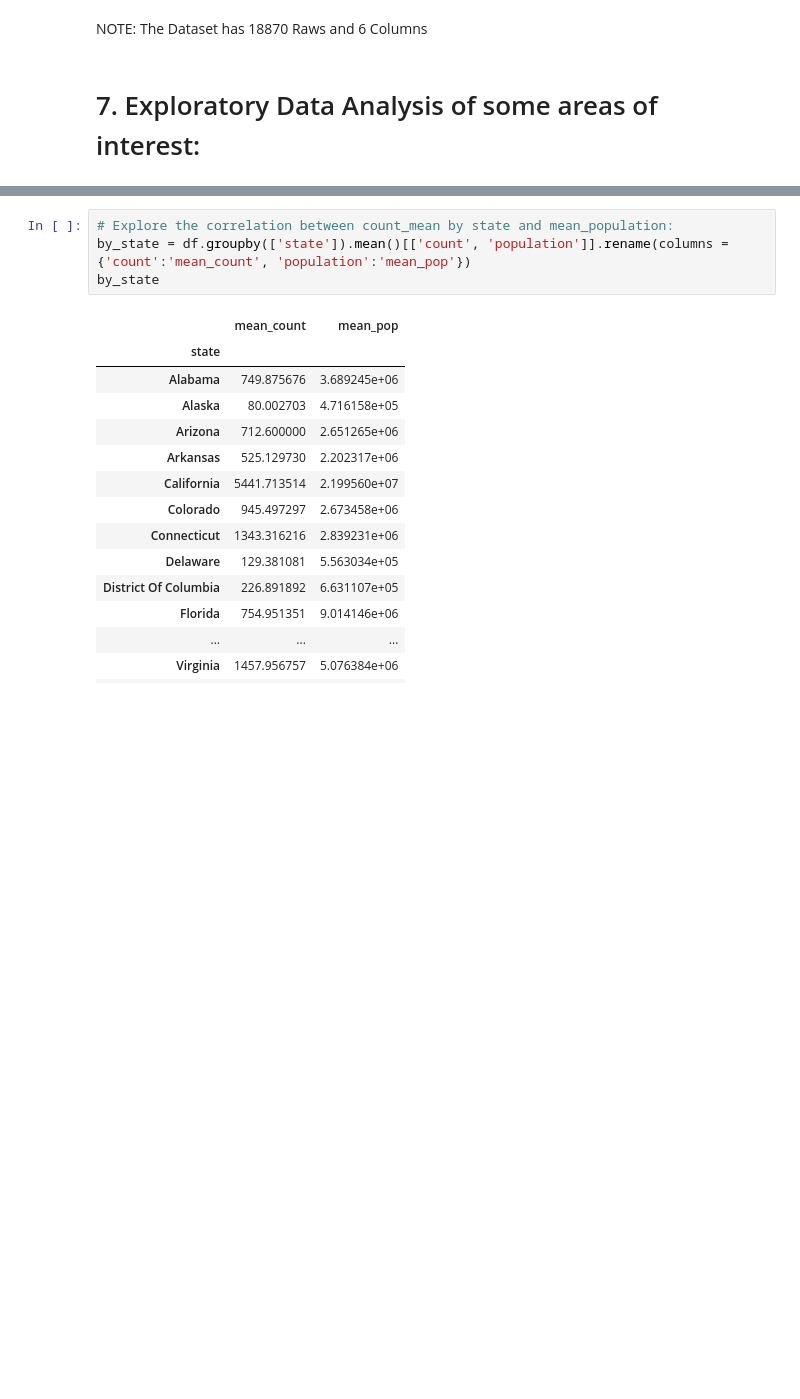
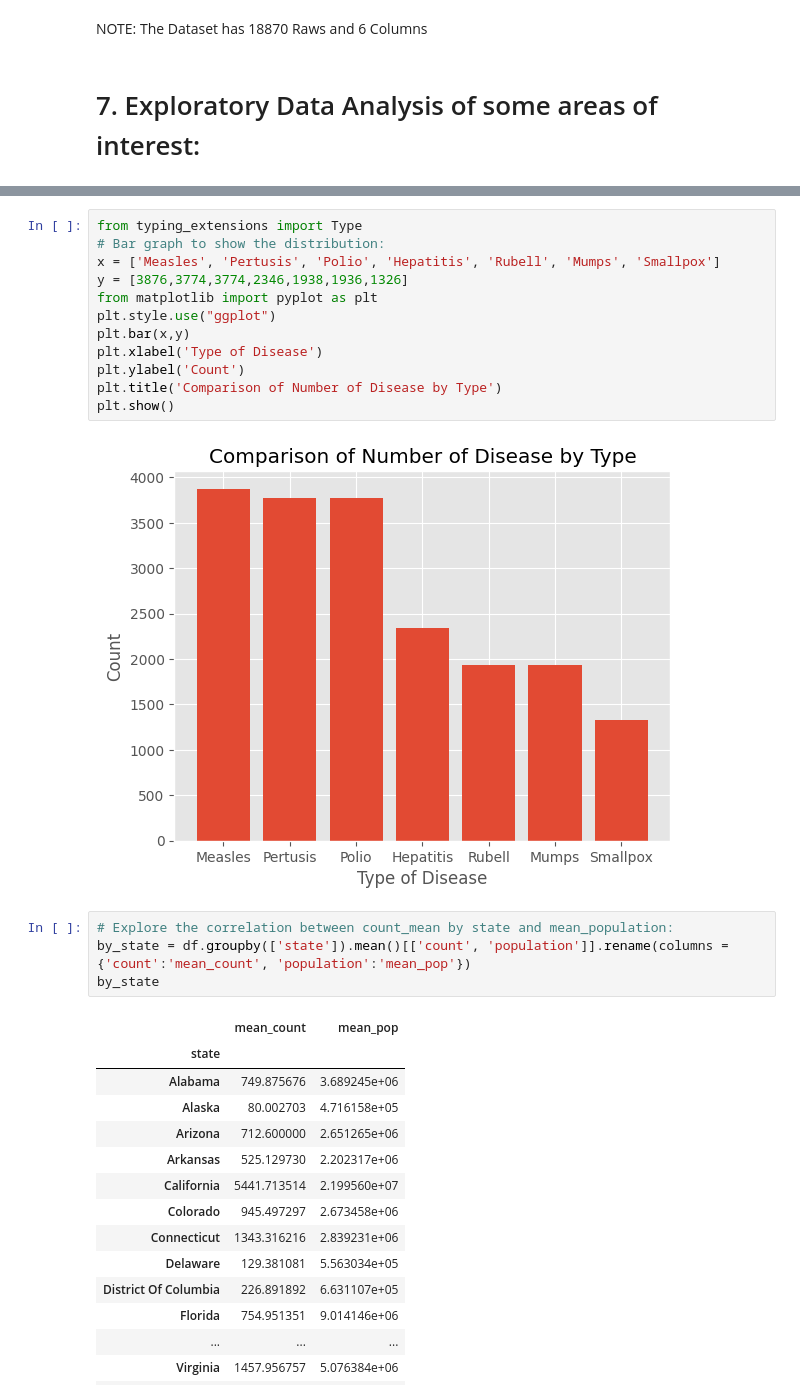
Before and after one commit to adinsa1/Data110, a Jupyter notebook: Assefa2Data201Project1.ipynb, the cells around one changed output, grey strips where cells are left out. Cells and saved outputs as stored; diff of their text form; blank space fills up the shorter version.

```diff
--- a/Assefa2Data201Project1.ipynb
+++ b/Assefa2Data201Project1.ipynb
@@ -97,3 +109,17 @@ NOTE: The Dataset has 18870 Raws and 6 Columns
+# %%
+from typing_extensions import Type
+# Bar graph to show the distribution:
+x = ['Measles', 'Pertusis', 'Polio', 'Hepatitis', 'Rubell', 'Mumps', 'Smallpox']
+y = [3876,3774,3774,2346,1938,1936,1326]
+from matplotlib import pyplot as plt
+plt.style.use("ggplot")
+plt.bar(x,y)
+plt.xlabel('Type of Disease')
+plt.ylabel('Count')
+plt.title('Comparison of Number of Disease by Type')
+plt.show()
+# %% [output]
+[figure, added]
 # %%
 # Explore the correlation between count_mean by state and mean_population:
 by_state = df.groupby(['state']).mean()[['count', 'population']].rename(columns = {'count':'mean_count', 'population':'mean_pop'})
```
Also changed, not shown: parts of 1 cell of this notebook.
